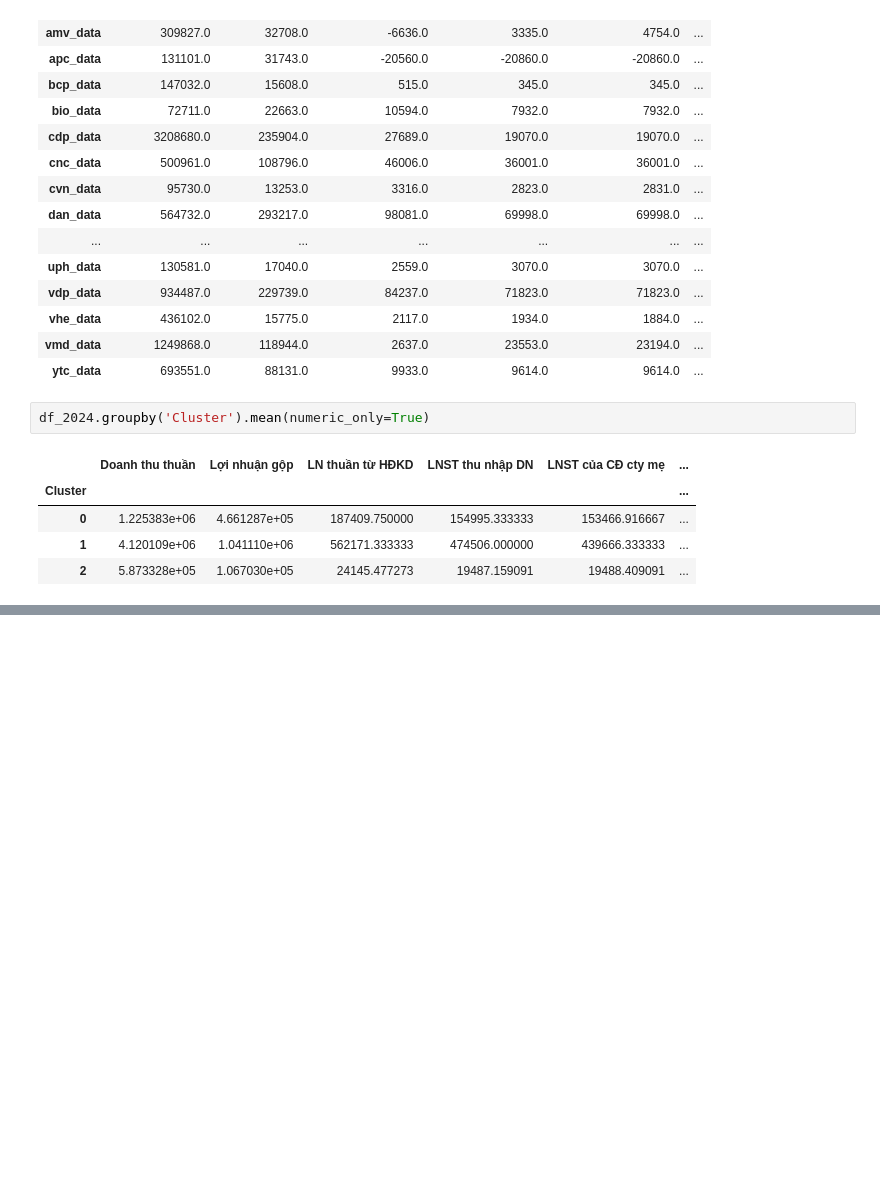
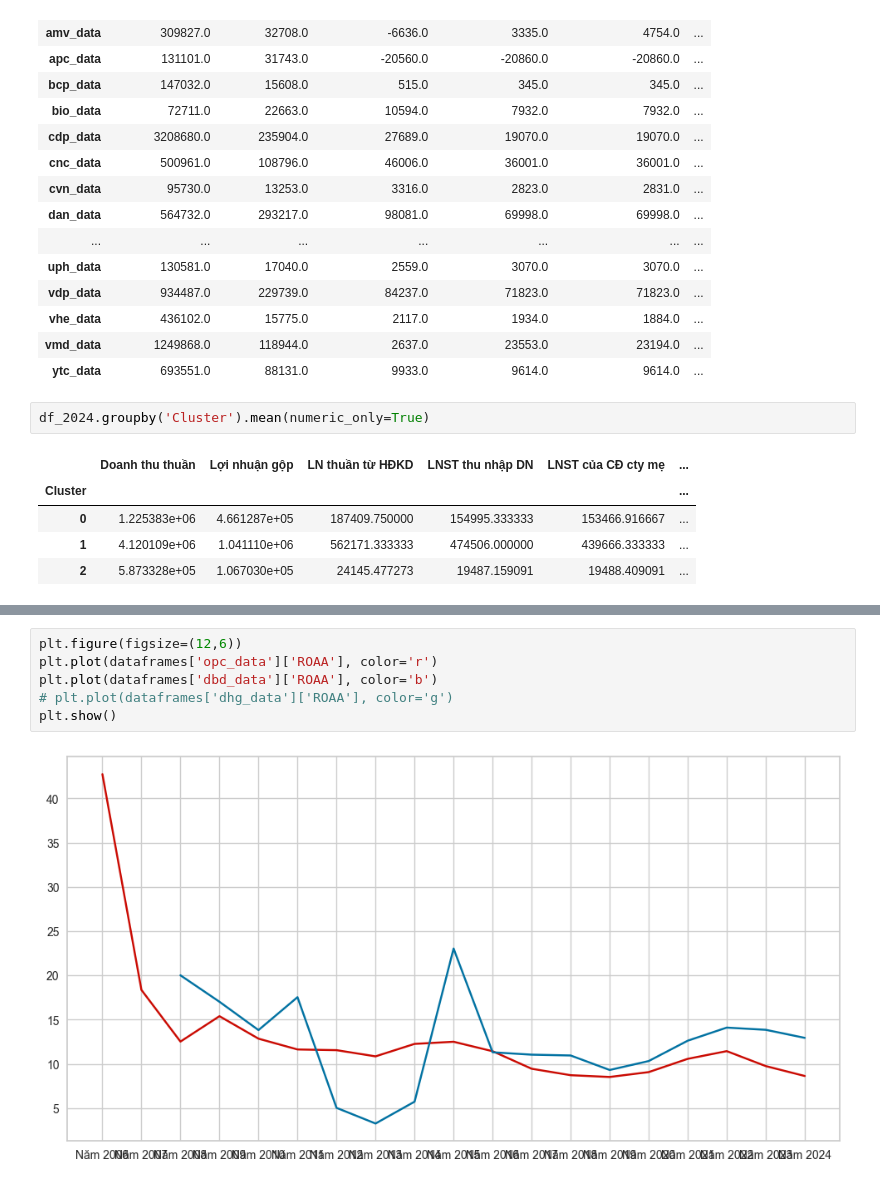
Before and after one commit to tienhai2808/ffrc, a Jupyter notebook: notebook/analysis.ipynb, the cells around one changed output, grey strips where cells are left out. Drawn from its saved outputs; the diff is of its cells as text; blank space fills up the shorter version.

```diff
--- a/notebook/analysis.ipynb
+++ b/notebook/analysis.ipynb
@@ -370,0 +381,8 @@ Passing `palette` without assigning `hue` is deprecated and will be removed in v
+# %%
+plt.figure(figsize=(12,6))
+plt.plot(dataframes['opc_data']['ROAA'], color='r')
+plt.plot(dataframes['dbd_data']['ROAA'], color='b')
+# plt.plot(dataframes['dhg_data']['ROAA'], color='g')
+plt.show()
+# %% [output]
+[figure, added]
```
Also changed, not shown: parts of 5 cells of this notebook.
